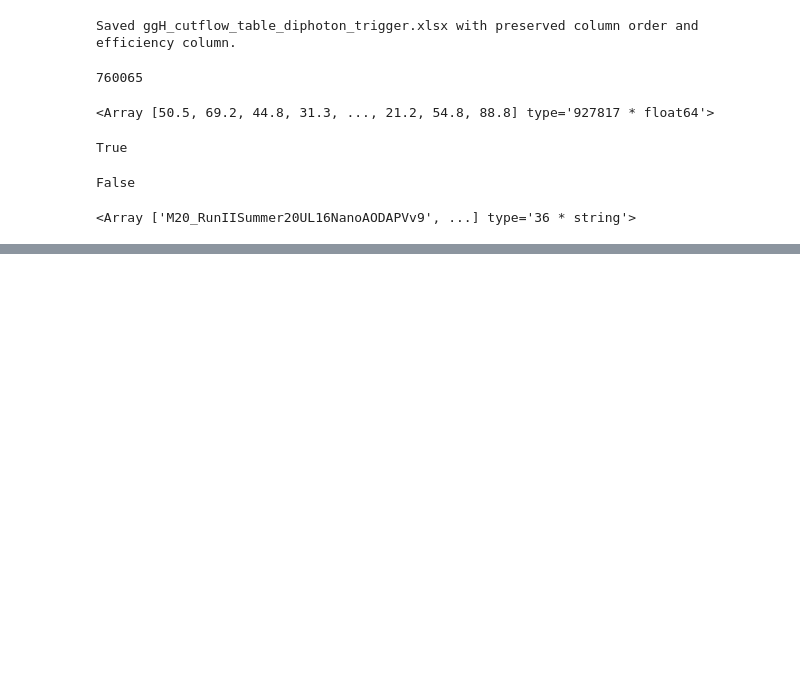
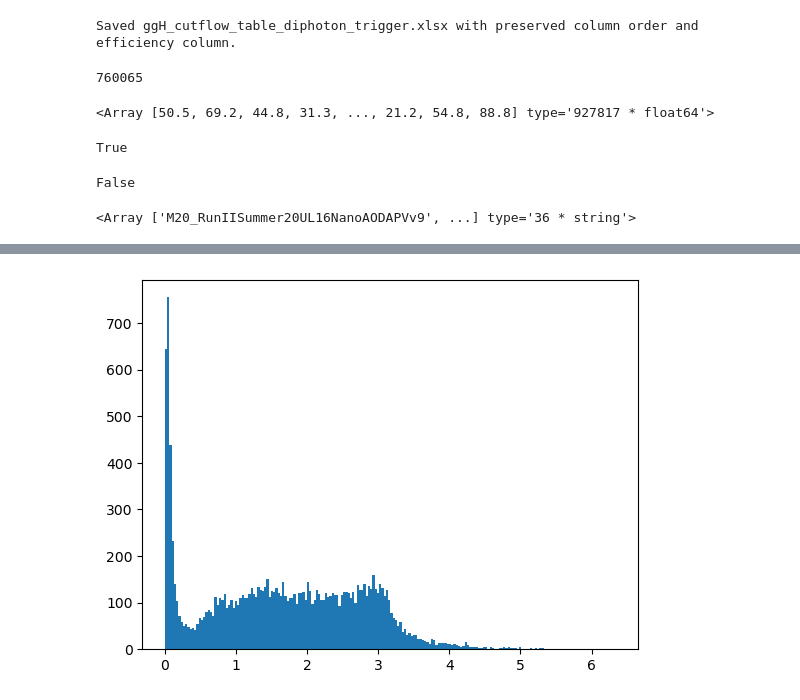
Before and after one commit to Bapi2X22/HiggsAnalysis, a Jupyter notebook: Effeciency.ipynb, the cells around one changed output, grey strips where cells are left out. Drawn from its saved outputs; the diff is of its cells as text; code cells hidden in the pictures; blank space fills up the shorter version.

```diff
--- a/Effeciency.ipynb
+++ b/Effeciency.ipynb
@@ -1282,0 +1922,4 @@ datasets
+# %%
+plt.hist(dR_genLead_recoSublead, bins = 200);
+# %% [output]
+[figure, added]
```
Also changed, not shown: parts of 69 cells of this notebook, 10 other files.
